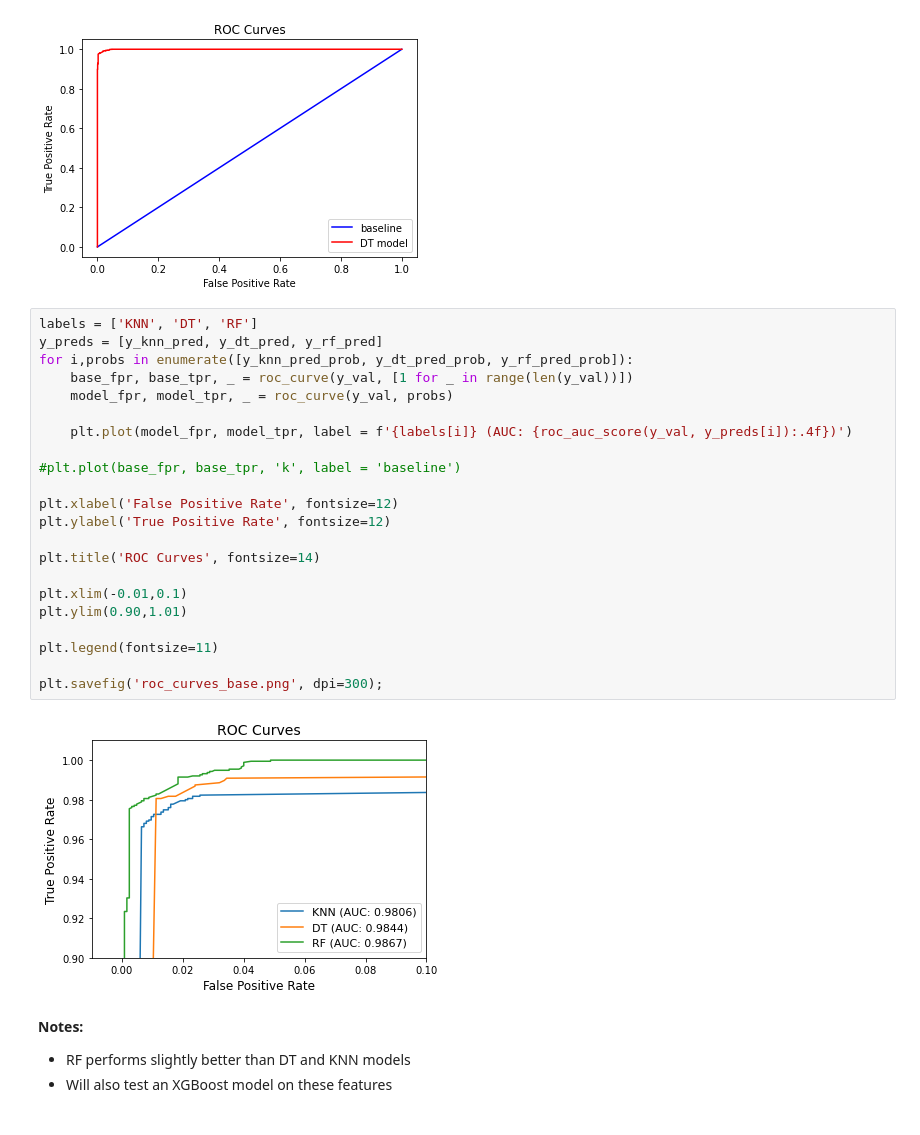
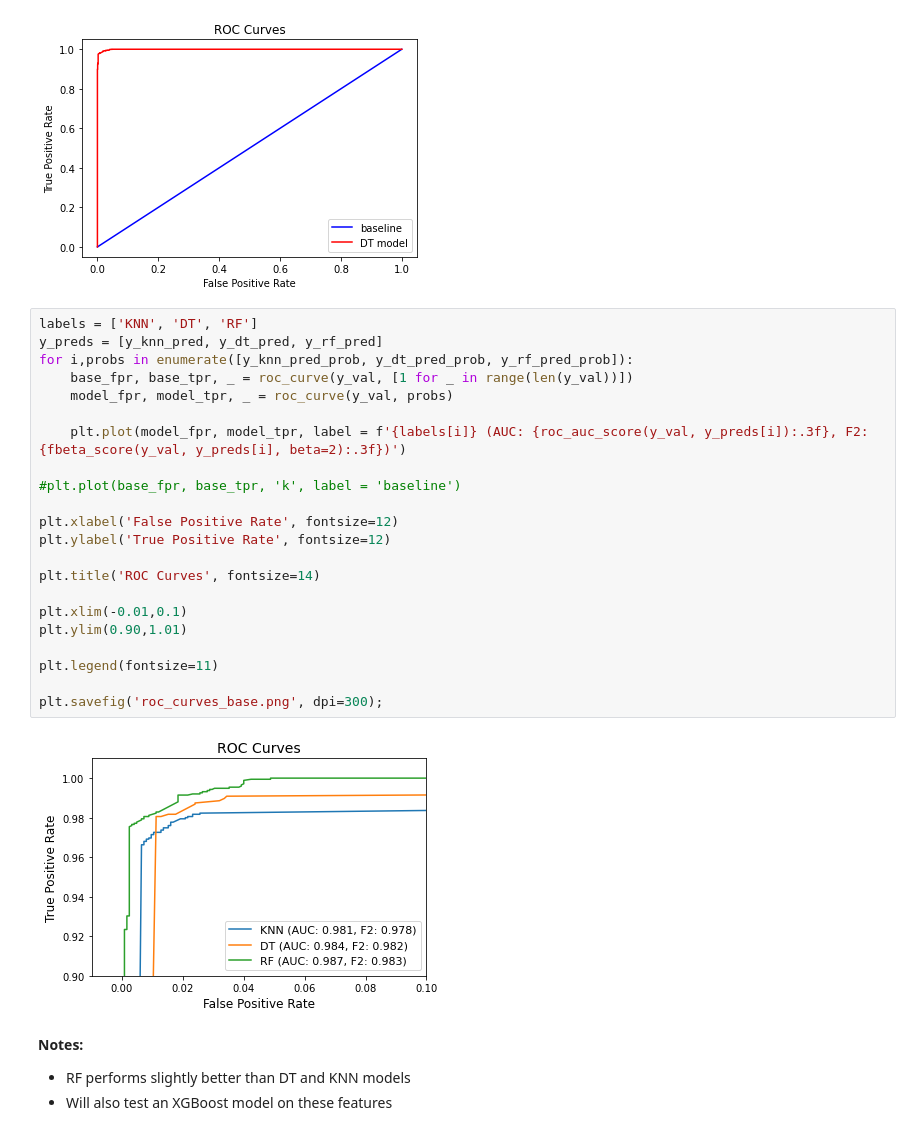
Before and after one commit to hmlewis-astro/classify_aggressive_driving, a Jupyter notebook: test_class_models.ipynb, the cells around one changed output. Saved outputs shown, nothing was run; the diff lists cells and outputs as text.

Commit message:
update roc curve plot

```diff
--- a/test_class_models.ipynb
+++ b/test_class_models.ipynb
@@ -411,27 +411,27 @@ plt.show();
 # %%
 labels = ['KNN', 'DT', 'RF']
 y_preds = [y_knn_pred, y_dt_pred, y_rf_pred]
 for i,probs in enumerate([y_knn_pred_prob, y_dt_pred_prob, y_rf_pred_prob]):
     base_fpr, base_tpr, _ = roc_curve(y_val, [1 for _ in range(len(y_val))])
     model_fpr, model_tpr, _ = roc_curve(y_val, probs)
 
-    plt.plot(model_fpr, model_tpr, label = f'{labels[i]} (AUC: {roc_auc_score(y_val, y_preds[i]):.4f})')
+    plt.plot(model_fpr, model_tpr, label = f'{labels[i]} (AUC: {roc_auc_score(y_val, y_preds[i]):.3f}, F2: {fbeta_score(y_val, y_preds[i], beta=2):.3f})')
 
 #plt.plot(base_fpr, base_tpr, 'k', label = 'baseline')
 
 plt.xlabel('False Positive Rate', fontsize=12)
 plt.ylabel('True Positive Rate', fontsize=12)
 
 plt.title('ROC Curves', fontsize=14)
 
 plt.xlim(-0.01,0.1)
 plt.ylim(0.90,1.01)
 
 plt.legend(fontsize=11)
 
 plt.savefig('roc_curves_base.png', dpi=300);
 # %% [output]
-[figure, old version]
+[figure, new version]
 # %% [markdown]
 **Notes:**
 
```
Also changed, not shown: 1 other file.
